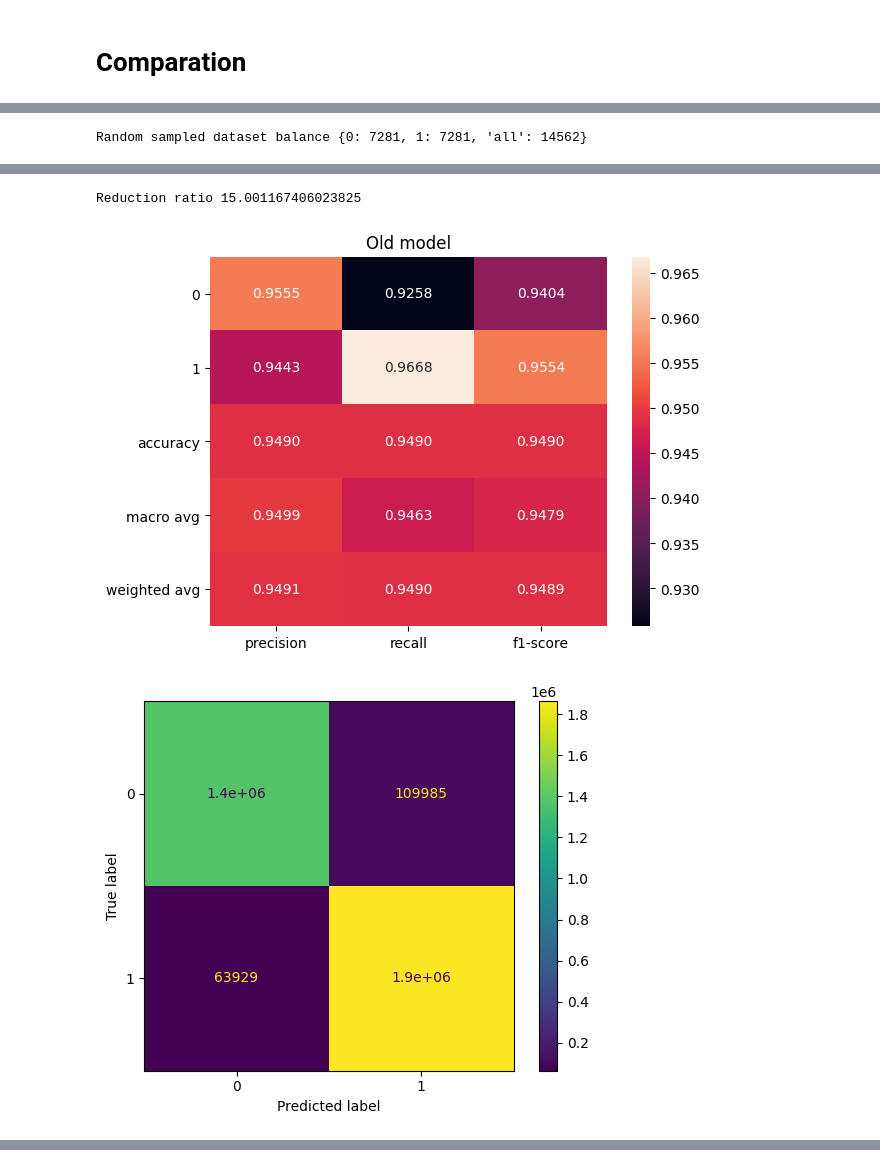
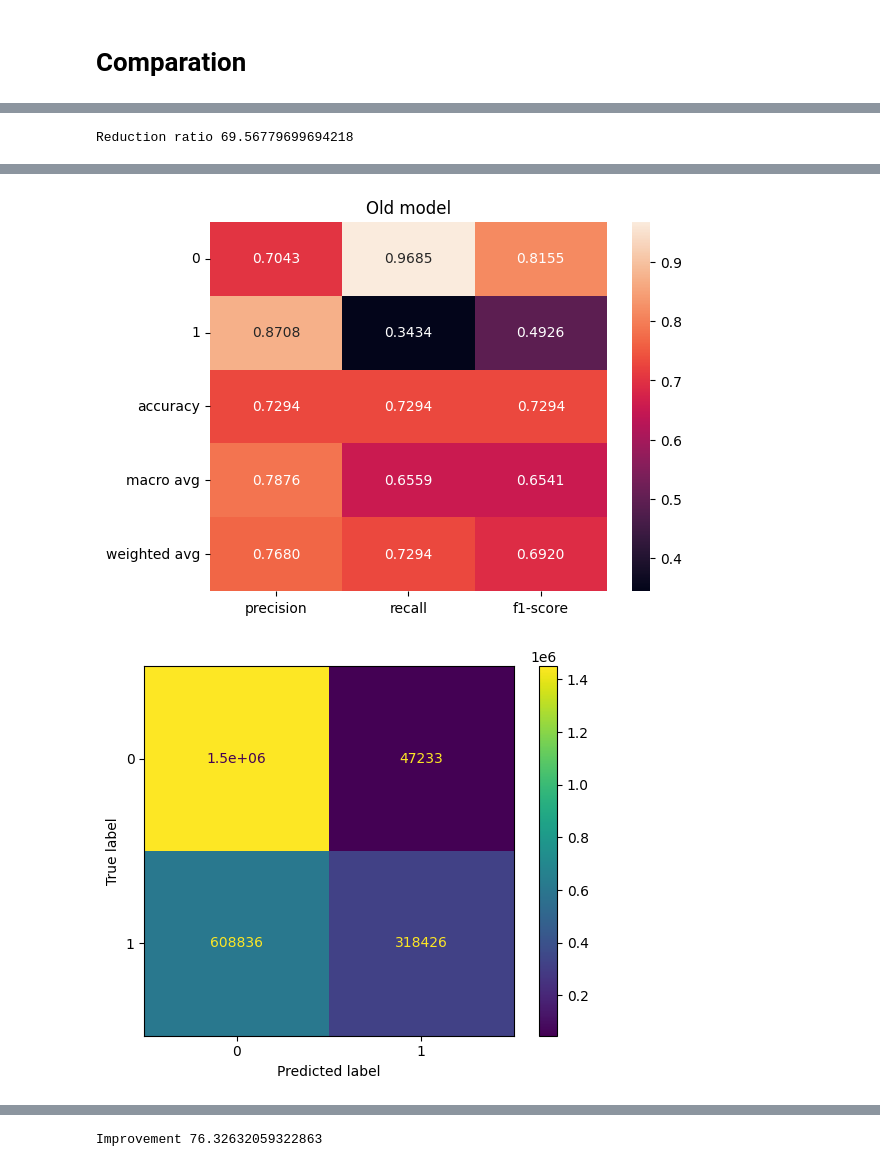
Before and after one commit to jirkaseta/dataset_cluster_analysis, a Jupyter notebook: cluster_report_numpy.ipynb, the cells around one changed output, grey strips where cells are left out. Drawn from its saved outputs; the diff is of its cells as text; code cells hidden in the pictures.

Commit message:
graph output, h2o init

```diff
--- a/cluster_report_numpy.ipynb
+++ b/cluster_report_numpy.ipynb
@@ -966,13 +969,13 @@ for clf_type in clf_types:
 
     #clfs[clf_type] = DecisionTreeClassifier(random_state=42)
     clfs[clf_type]=AdaBoostClassifier(
-        base_estimator=DecisionTreeClassifier(max_depth=6,criterion='entropy',random_state=42,max_features=None),n_estimators=5,algorithm='SAMME.R',random_state=42
+        estimator=DecisionTreeClassifier(max_depth=6,criterion='entropy',random_state=42,max_features=None),n_estimators=5,algorithm='SAMME.R',random_state=42
         )
     if clf_type == 'old':
         clfs[clf_type].fit(X_train_old, y_train_old)
     elif clf_type == 'dumb':
         # just small sample to train classifier
-        dumb_X_train, _, dumb_y_train, _ = train_test_split(X_train_old, y_train_old, test_size=0.8, random_state=42, shuffle=True, stratify=y_train_old)#0.99#0.8
+        dumb_X_train, _, dumb_y_train, _ = train_test_split(X_train_old, y_train_old, test_size=0.99, random_state=42, shuffle=True, stratify=y_train_old)#0.99#0.8
         clfs[clf_type].fit(dumb_X_train, dumb_y_train)
     elif clf_type == 'new':
         clfs[clf_type].fit(X_train_new, y_train_new)
@@ -1016,12 +1021,12 @@ else:
 #### Classify on test dataset
 # %%
 # Run classifier on testing data
-for clf_type in clf_types:#clf_types:
+for clf_type in ["old",'new']:#clf_types:
     pred=clfs[clf_type].predict(X_test)
     report=classification_report(y_test,pred,digits=4,output_dict=True)
     old_data.cnt_new=old_data.class_balance(y_train_old)
-
-    tmp=old_data.prepare_model_result(report,text+" "+str(reduction),use_case,clf_type)
+    old_data.improvement=0
+    tmp=old_data.prepare_model_result(report,text,use_case,clf_type)
     framework_result=pd.concat([framework_result,tmp])
-    print(tmp)
+framework_result
 # %% [output]
@@ -1068,9 +1059,7 @@ def modification_one(label,data,clf,undersample,metric='elbow',alg="kmeans",desc
 #### Prepare input vector for clustering
 # %%
 # Function to define parameters data modifcation
-def get_params(red=1):
-    neg_label=5129
-    pos_label=None#5901#None
+def get_params(red=1,neg_label=None,pos_label=None):
     if pos_label is not None:
         reduction=(pos_label+neg_label)/old_data.csv_data.shape[0]
         tmp=neg_label/(pos_label+neg_label)
@@ -1097,7 +1086,7 @@ def get_params(red=1):
                 # amount_coeff=balance_old[label]/(balance_new[label]+balance_old[label])
                 # dataset_weights={"Old":(reduce_coeff+amount_coeff)/2,"New": ((1-reduce_coeff)+(1-amount_coeff))/2}
                 dataset_weights={"Old":reduce_coeff,"New": 1-reduce_coeff}
-                print(dataset_weights)
+                #print(dataset_weights)
 
             demanded_amount=int(old_data.csv_data.shape[0]*reduction*label_weights[label]*dataset_weights[dataset_type])#263545
             print(desc+" - "+str(label),"To be extracted - ",demanded_amount)
@@ -1107,15 +1096,16 @@ def get_params(red=1):
 #### Run modification process
 # %%
 # Choose modification and K estimation method
-for alg in ['kmeans','h2o']:#,"h2o"]:#h2o,aglomerative
+for alg in ['h2o']:#kmeans
     print(alg)
     if alg== 'h2o':
         k_methods=['default']
+        h2o.init()
     else:
         k_methods=['calinski_harabasz','bouldin','PRE','elbow']#,'calinski_harabasz','silhouette','elbow','bouldin','PRE']:
     for metric in k_methods:
         print(metric)
-        for red in [0.85]:#[0.8,0.7,0.6,0.5,0.4]:#0.3,0.2,0.1,0.05
+        for red in [0.7]:#[0.8,0.7,0.6,0.5,0.4]:#0.3,0.2,0.1,0.05
 
             input_vector,jobs,reduction=get_params(red)
             %time results=Parallel(n_jobs=jobs,backend="multiprocessing")([delayed(modification_one)(label=i[0],data=i[1],clf=i[2],undersample=i[3],metric=metric,alg=alg,desc=i[4]) for i in input_vector])
@@ -1127,7 +1117,7 @@ for alg in ['kmeans','h2o']:#,"h2o"]:#h2o,aglomerative
             tmp=old_data.prepare_model_result(clustered_result,text+" "+str(reduction),use_case,alg+'_'+metric)
             framework_result=pd.concat([framework_result,tmp])
 
-            #old_data.save_new("./xsetin00/"+use_case+"/new_data_"+alg+"_"+metric+"_"+str(reduction)+".csv")
+            #old_data.save_new(output_directory+use_case+"_new_data_"+alg+"_"+metric+"_"+str(reduction)+".csv")
 
-            if alg == 'h2o':
-                h2o.cluster().shutdown()
+    if alg == 'h2o':
+        h2o.cluster().shutdown()
@@ -1141,7 +1241,7 @@ framework_result.to_csv(f"xsetin00/{use_case}/incremental_imbl0.8_comparation.cs
 # Comparation
 # %%
 # Comaration with imbalanced learn library which implements various methods of data modification
-for reduction in [0.85]:#,0.7,0.6,0.5,0.4]:#[1,0.8,0.7,0.6,0.5,0.4,0.3,0.2,0.1,0.05]:
+for reduction in [0.7]:#,0.7,0.6,0.5,0.4]:#[1,0.8,0.7,0.6,0.5,0.4,0.3,0.2,0.1,0.05]:
   vec,_,red=get_params(reduction)
   if merging:
     balance_dict={0:vec[0][3]+vec[2][3],1:vec[1][3]+vec[3][3]}
@@ -1174,7 +1274,7 @@ for reduction in [0.85]:#,0.7,0.6,0.5,0.4]:#[1,0.8,0.7,0.6,0.5,0.4,0.3,0.2,0.1,0
     tmp=old_data.prepare_model_result(imbl_result,sampler[1]+" "+str(red),use_case,sampler[1])
     framework_result=pd.concat([framework_result,tmp])
 
-  print(framework_result)
   if merging:
     old_data.csv_data=backup
+framework_result
 # %% [output]
@@ -1189 +1293 @@ Old dataset balance {0: 7448, 1: 9684, 'all': 17132}
-Random sampled dataset balance {0: 7281, 1: 7281, 'all': 14562}
+Reduction ratio 69.56779699694218
@@ -1191,3 +1294,2 @@ Random sampled dataset balance {0: 7281, 1: 7281, 'all': 14562}
-Reduction ratio 15.001167406023825
-[figure, old version]
+[figure, new version]
-[figure, old version]
+[figure, new version]
@@ -1212,0 +1298 @@ Improvement -25.633887110570523
+Improvement 76.32632059322863
```
Also changed, not shown: parts of 15 cells of this notebook.
